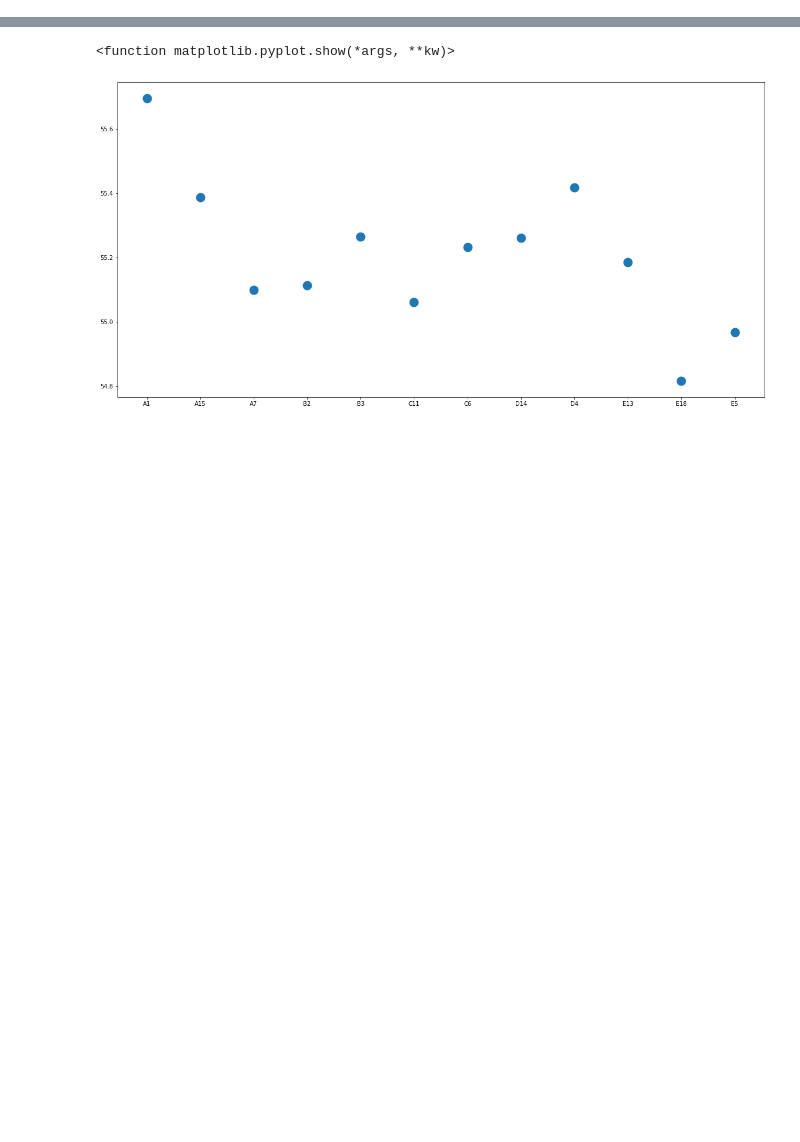
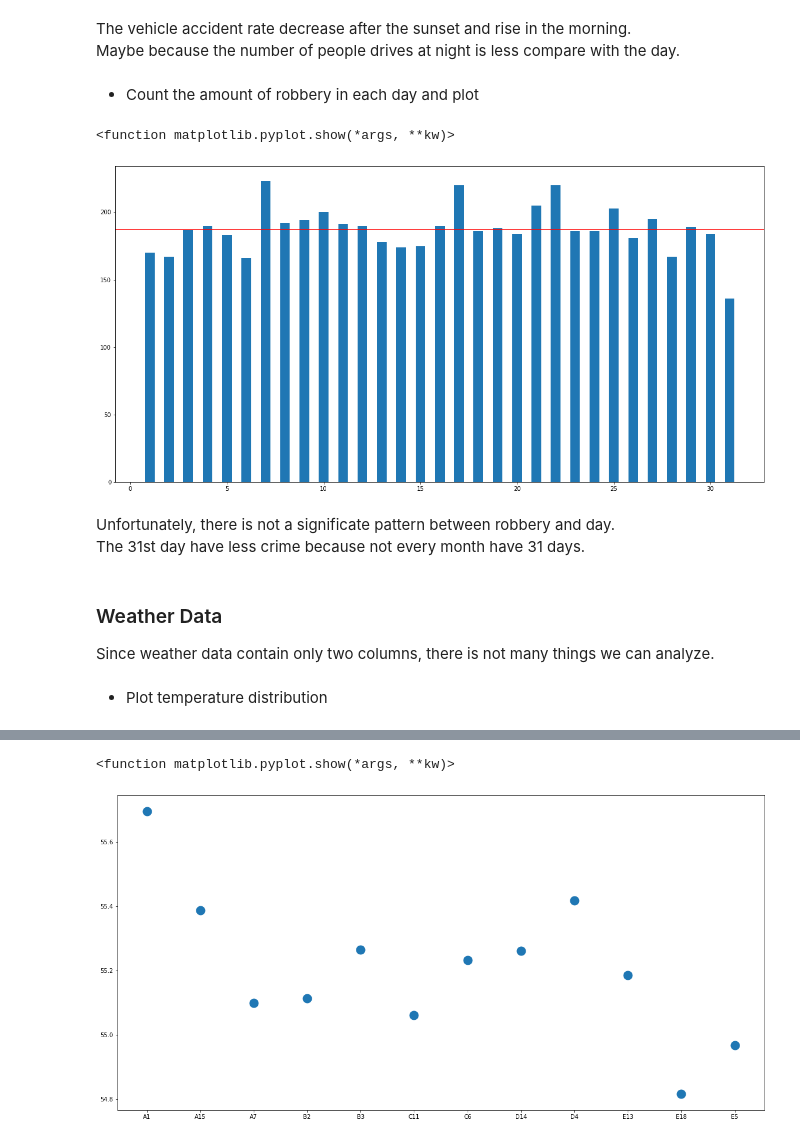
Before and after one commit to chaipi-chaya/Boston-Crime-Analysis, a Jupyter notebook: analysis/data_analysis_overall.ipynb, the cells around one changed output, grey strips where cells are left out. Drawn from its saved outputs; the diff is of its cells as text; code cells hidden in the pictures; blank space fills up the shorter version.

```diff
--- a/data_analysis_overall.ipynb
+++ b/analysis/data_analysis_overall.ipynb
@@ -136,0 +118,32 @@ plt.show
+# %% [markdown]
+The vehicle accident rate decrease after the sunset and rise in the morning.<br/>
+Maybe because the number of people drives at night is less compare with the day.
+# %% [markdown]
+- Count the amount of robbery in each day and plot
+# %%
+crimerobberyday = pd.DataFrame()
+crimerobberyday['DAY'] = crime[crime['OFFENSE_CODE_GROUP'] == 'Robbery'].apply(lambda x : x['DATE'].day, axis = 1)
+
+crimerobberydaycount = pd.DataFrame()
+crimerobberydaycount['DAY'] = crimerobberyday['DAY'].value_counts(sort=False).index
+crimerobberydaycount['COUNT'] = crimerobberyday['DAY'].value_counts(sort=False).values
+crimerobberydaycount = crimerobberydaycount.sort_values(by=['DAY'])
+
+# average line
+avg = crime[crime['OFFENSE_CODE_GROUP'] == 'Robbery']['DATE'].count()/crimerobberydaycount['DAY'].count()
+
+plt.figure(figsize=(20,10))
+plt.axhline(y=avg, color='red')
+plt.bar(crimerobberydaycount['DAY'].tolist(), crimerobberydaycount['COUNT'], 0.5)
+plt.show
+# %% [output]
+<function matplotlib.pyplot.show(*args, **kw)>
+[figure, added]
+# %% [markdown]
+Unfortunately, there is not a significate pattern between robbery and day.<br/>
+The 31st day have less crime because not every month have 31 days.
+# %% [markdown]
+### Weather Data
+Since weather data contain only two columns, there is not many things we can analyze.
+# %% [markdown]
+- Plot temperature distribution
```
Also changed, not shown: parts of 61 cells of this notebook, 25 other files.
